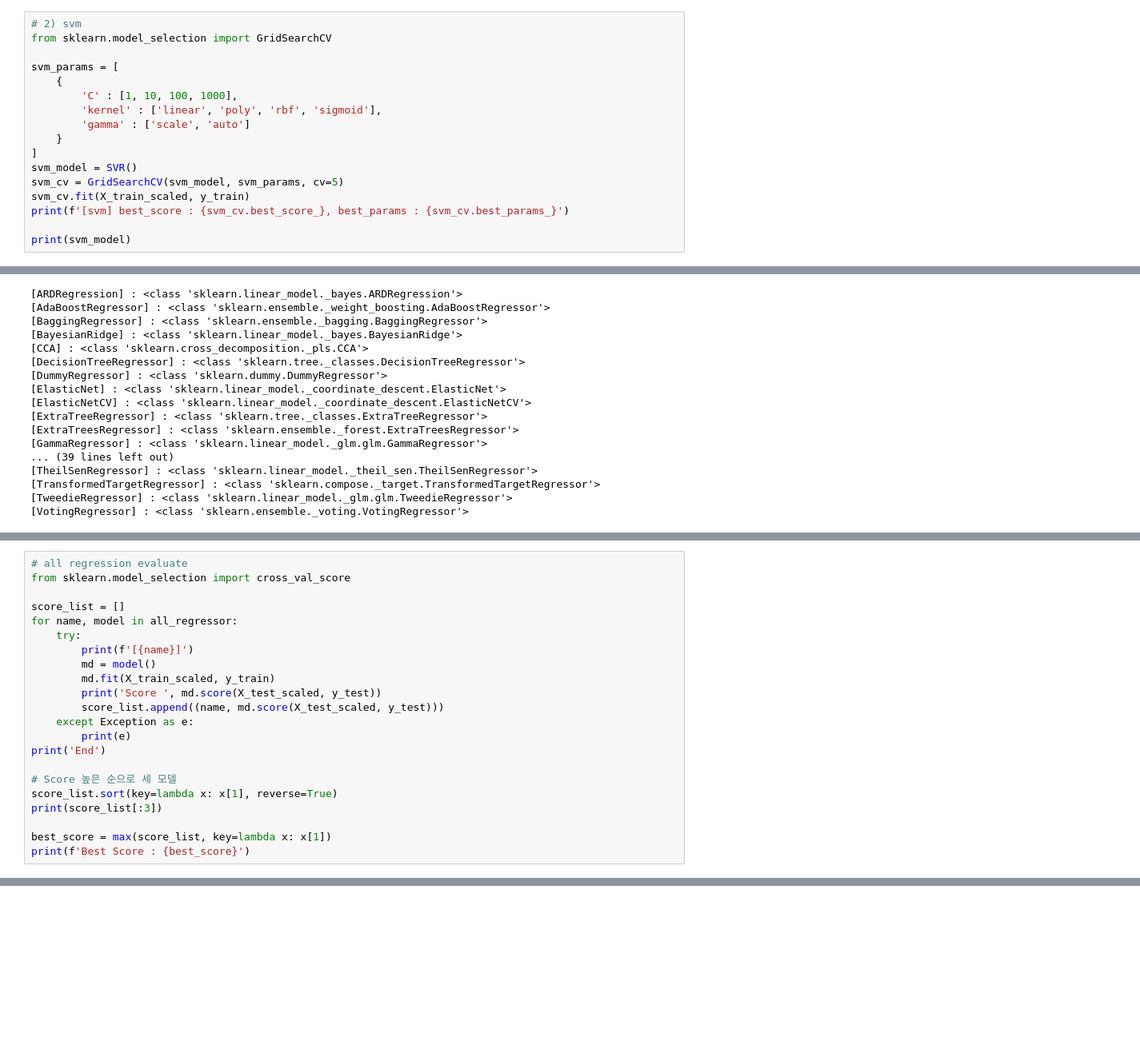
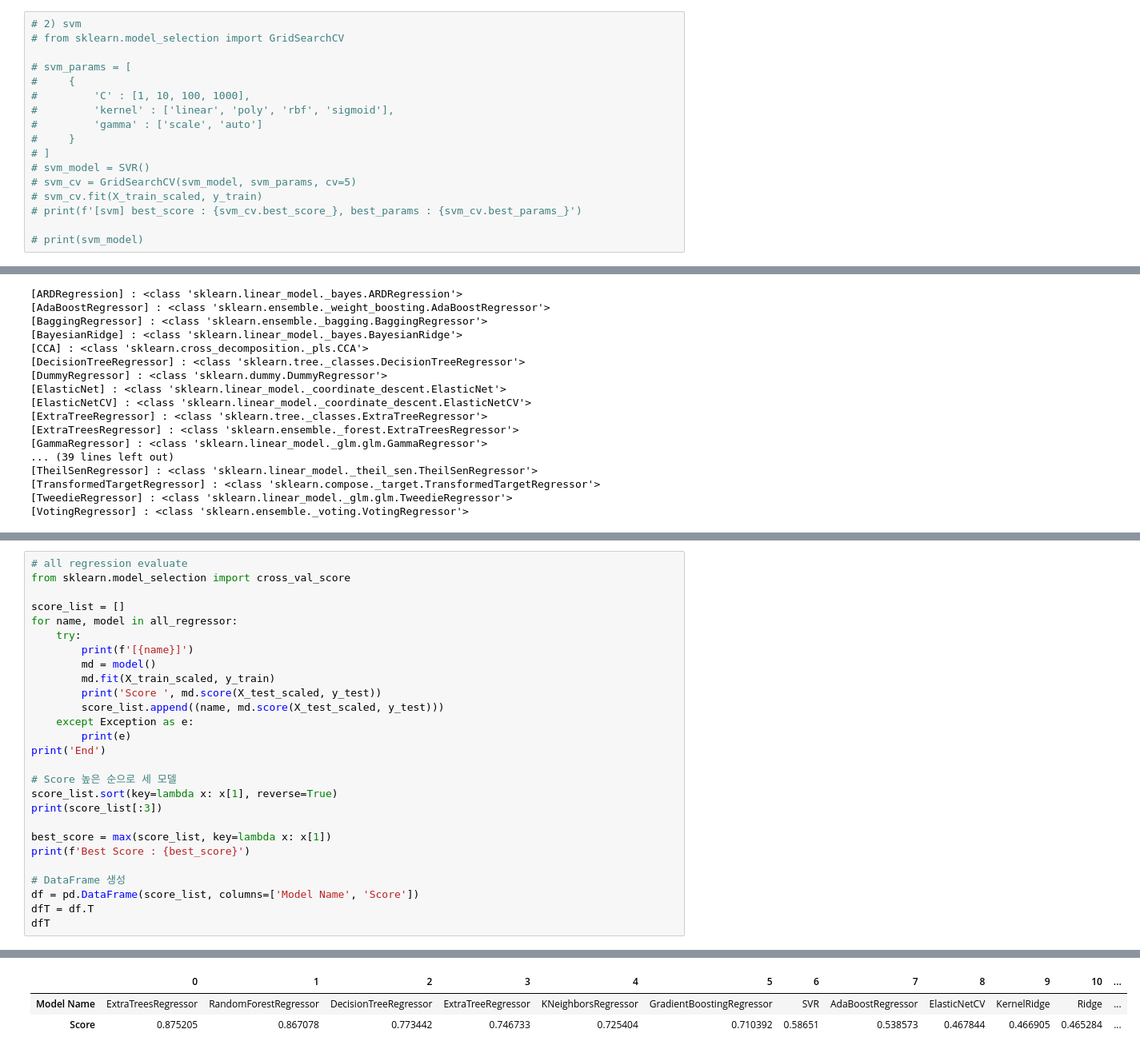
Before and after one commit to voo0o08/MachineLearning_Project, a Jupyter notebook: JinWoo/02_Modeling.ipynb, the cells around one changed output, grey strips where cells are left out. Shown at 80% size. Drawn from its saved outputs; the diff is of its cells as text; blank space fills up the shorter version.

```diff
--- a/JinWoo/02_Modeling.ipynb
+++ b/JinWoo/02_Modeling.ipynb
@@ -155,17 +155,17 @@ print(f'[knn] best_score : {knn_cv.best_score_}, best_params : {knn_cv.best_para
 # %%
 # 2) svm
-from sklearn.model_selection import GridSearchCV
+# from sklearn.model_selection import GridSearchCV
 
-svm_params = [
-    {
-        'C' : [1, 10, 100, 1000],
-        'kernel' : ['linear', 'poly', 'rbf', 'sigmoid'],
-        'gamma' : ['scale', 'auto']
-    }
-]
-svm_model = SVR()
-svm_cv = GridSearchCV(svm_model, svm_params, cv=5)
-svm_cv.fit(X_train_scaled, y_train)
-print(f'[svm] best_score : {svm_cv.best_score_}, best_params : {svm_cv.best_params_}')
+# svm_params = [
+#     {
+#         'C' : [1, 10, 100, 1000],
+#         'kernel' : ['linear', 'poly', 'rbf', 'sigmoid'],
+#         'gamma' : ['scale', 'auto']
+#     }
+# ]
+# svm_model = SVR()
+# svm_cv = GridSearchCV(svm_model, svm_params, cv=5)
+# svm_cv.fit(X_train_scaled, y_train)
+# print(f'[svm] best_score : {svm_cv.best_score_}, best_params : {svm_cv.best_params_}')
 
-print(svm_model)
+# print(svm_model)
@@ -253,5 +251,10 @@ print(score_list[:3])
 
 best_score = max(score_list, key=lambda x: x[1])
 print(f'Best Score : {best_score}')
+
+# DataFrame 생성
+df = pd.DataFrame(score_list, columns=['Model Name', 'Score'])
+dfT = df.T
+dfT
 # %% [output]
 [AdaBoostRegressor]
@@ -288,3 +291,6 @@ Best Score : ('ExtraTreesRegressor', 0.8775413633939323)
+|  | 0 | 1 | 2 | 3 | 4 | 5 | 6 | 7 | 8 | 9 | 10 | ... |
+| Model Name | ExtraTreesRegressor | RandomForestRegressor | DecisionTreeRegressor | ExtraTreeRegressor | KNeighborsRegressor | GradientBoostingRegressor | SVR | AdaBoostRegressor | ElasticNetCV | KernelRidge | Ridge | ... |
+| Score | 0.875205 | 0.867078 | 0.773442 | 0.746733 | 0.725404 | 0.710392 | 0.58651 | 0.538573 | 0.467844 | 0.466905 | 0.465284 | ... |
 # %% [markdown]
 Top3
 [('ExtraTreesRegressor', 0.8775413633939323), ('RandomForestRegressor', 0.8633857090306292), ('KNeighborsRegressor', 0.7421718468857268)]
```
Also changed, not shown: parts of 18 cells of this notebook, 4 other files.
